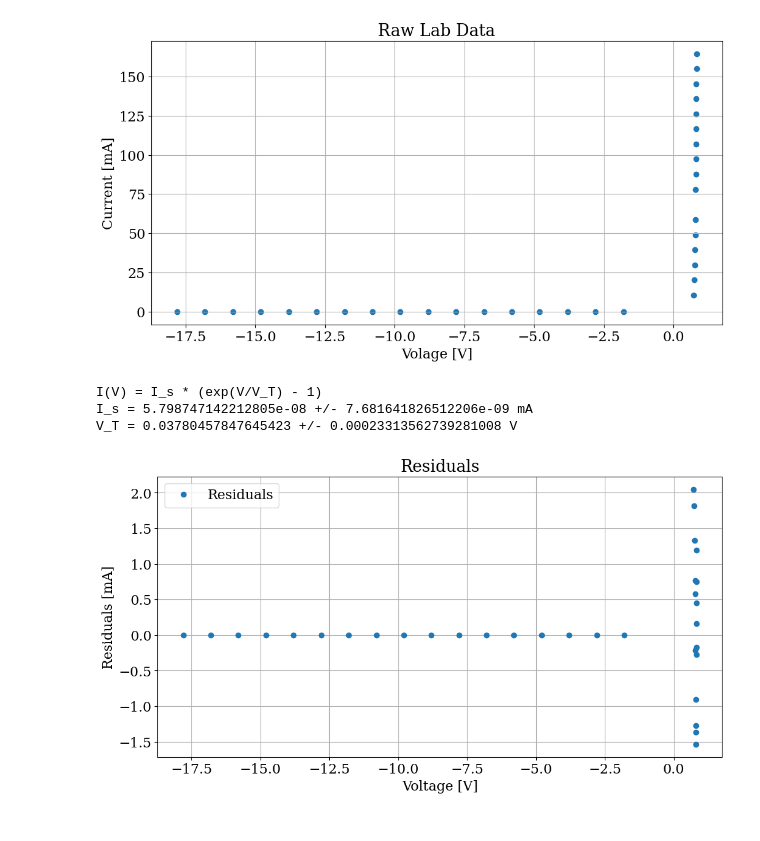
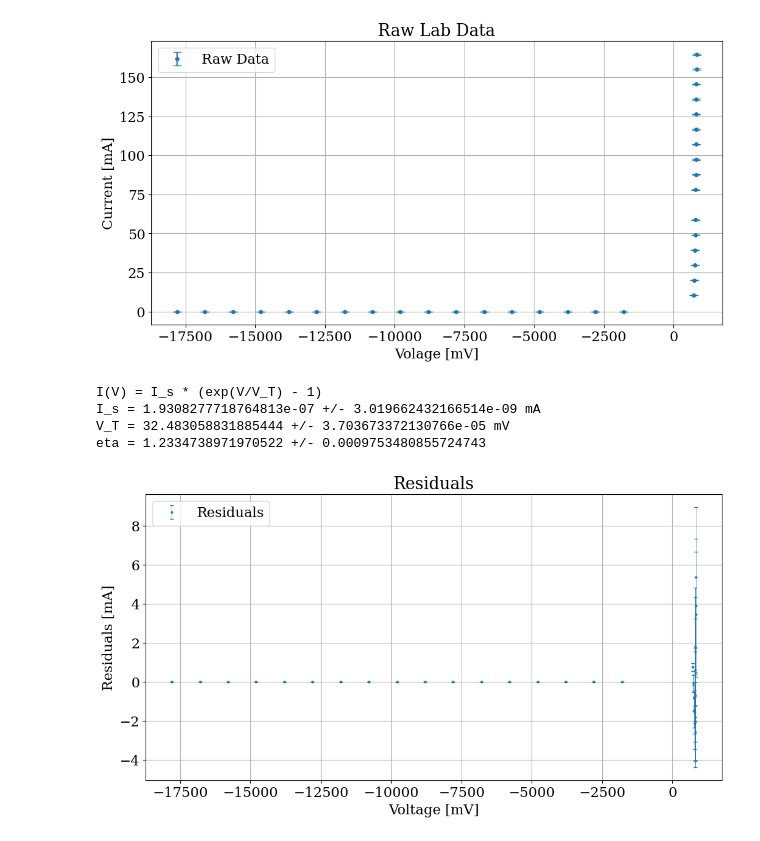
Before and after one commit to luke-wriglesworth/circuit-labs, a Jupyter notebook: diode/diode.ipynb, the cells around one changed output. Drawn from its saved outputs; the diff is of its cells as text; code cells hidden in the pictures.

```diff
--- a/diode/diode.ipynb
+++ b/diode/diode.ipynb
@@ -10,43 +10,68 @@ raw_data = np.genfromtxt('diode-data.csv', delimiter=',', skip_header=1, names=h
 voltage = raw_data["voltage"]
 current = raw_data["current"]
 
+# Uncertainties
+# For negative V, we have 0.00001 as the least significant digit, and 0.001 or 0.01 for the positive voltages.
+# I will do each of the ranges seperately based on the multimeter manual.
+current_neg_voltage = np.array(current[voltage <= 0])
+current_pos_voltage = np.array(current[voltage > 0])
+
+def uncertainty(current,digits):
+    return 0.002*current + 5*digits
+current_unc = np.concatenate((
+    uncertainty(current_neg_voltage,0.00001),
+    uncertainty(current_pos_voltage[:3],0.001),
+    uncertainty(current_pos_voltage[3:],0.01)
+    ))
+
 # sort data by voltage
 sort_index = np.argsort(voltage)
-voltage = voltage[sort_index]
+voltage = voltage[sort_index]*1000 # mV
 current = current[sort_index]
+current_unc = current_unc[sort_index]
 # %%
 # plot raw data
 fig = plt.figure()
 plt.title("Raw Lab Data")
-plt.scatter(voltage, current, label="Raw Data")
-plt.xlabel("Volage [V]")
+plt.errorbar(voltage, current, label="Raw Data", yerr=current_unc, fmt='o', capsize=5, markersize=4)
+plt.xlabel("Volage [mV]")
 plt.ylabel("Current [mA]")
 plt.grid()
+plt.legend()
 fig.savefig("raw_data.pdf")
 # %% [output]
-[figure, old version]
+[figure, new version]
 # %%
-def shockley(V, I_s, V_T):
-    return I_s * (np.exp(V / V_T) -1)
-popt, pcov = curve_fit(shockley, voltage, current, p0=[6e-08, 0.378])
+def shockley(V, I_s, V_T, eta):
+    return I_s * (np.exp(V / (eta*V_T)) - 1)
+popt, pcov = curve_fit(shockley, voltage, current, p0=[0.0025,26,1], bounds=[[0,20,1],[0.1,40,3]], sigma=current_unc, absolute_sigma=True)
 param_unc = np.sqrt(np.diag(pcov))
 residuals = current - shockley(voltage,*popt)
 
+def model_uncertainty(V):
+    return np.sqrt(
+        param_unc[0]**2*(np.exp(V/(popt[1]*popt[2]))-1)**2 +
+        V**2*popt[0]**2*np.exp(2*V/(popt[1]*popt[2]))*((param_unc[1]/(popt[1]**2*popt[2]))**2 + (param_unc[2]/(popt[1]*popt[2]**2))**2)
+    )
+
+residual_unc = np.sqrt(current_unc**2 + model_uncertainty(voltage)**2)
+
 plt.title("Residuals")
-plt.errorbar(voltage, residuals, fmt="o", label="Residuals")
-plt.xlabel("Voltage [V]")
+plt.errorbar(voltage, residuals, fmt="o", label="Residuals",yerr=residual_unc, capsize=2, markersize=2, lw=0.5)
+plt.xlabel("Voltage [mV]")
 plt.ylabel("Residuals [mA]")
 plt.grid()
 plt.legend()
 plt.savefig("residuals.pdf")
 
-
 print("I(V) = I_s * (exp(V/V_T) - 1)")
 print(f"I_s = {popt[0]} +/- {param_unc[0]} mA")
-print(f"V_T = {popt[1]} +/- {param_unc[1]} V")
+print(f"V_T = {popt[1]} +/- {param_unc[1]} mV")
+print(f"eta = {popt[2]} +/- {param_unc[2]}")
 # %% [output]
 I(V) = I_s * (exp(V/V_T) - 1)
-I_s = 5.798747142212805e-08 +/- 7.681641826512206e-09 mA
-V_T = 0.03780457847645423 +/- 0.00023313562739281008 V
+I_s = 1.9308277718764813e-07 +/- 3.019662432166514e-09 mA
+V_T = 32.483058831885444 +/- 3.703673372130766e-05 mV
+eta = 1.2334738971970522 +/- 0.0009753480855724743
-[figure, old version]
+[figure, new version]
 # %%
```
Also changed, not shown: parts of 1 cell of this notebook, 2 other files.
